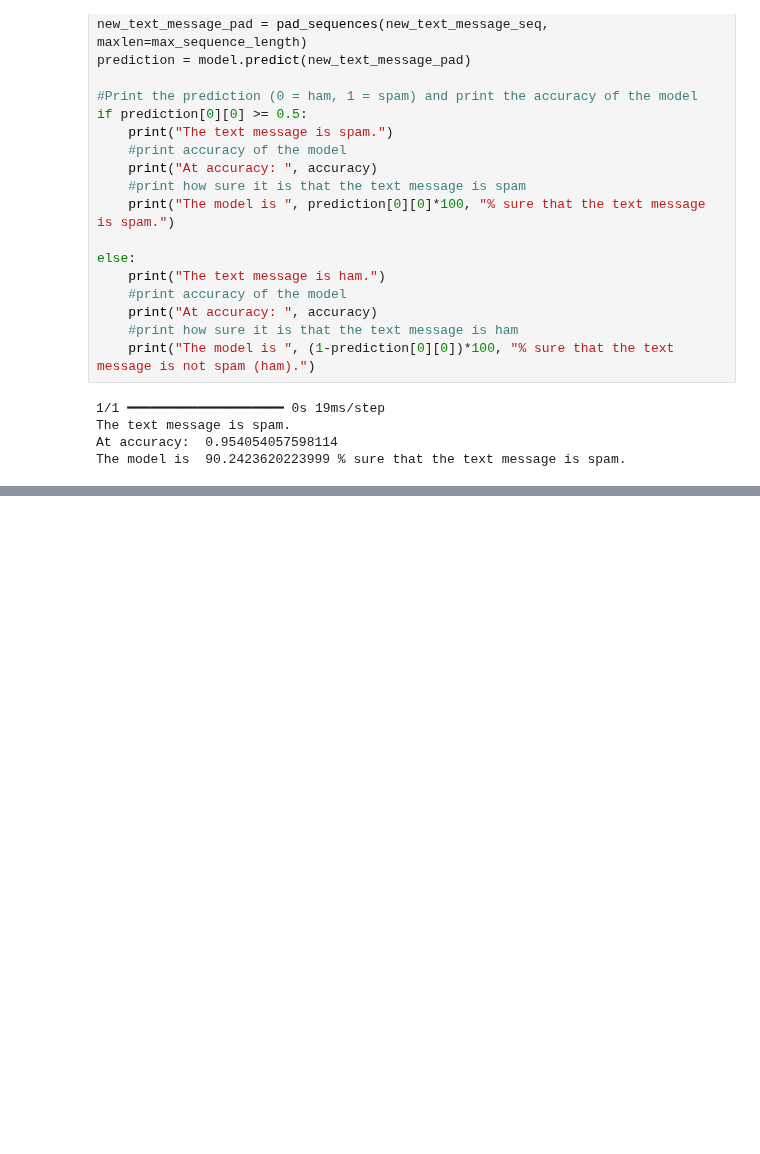
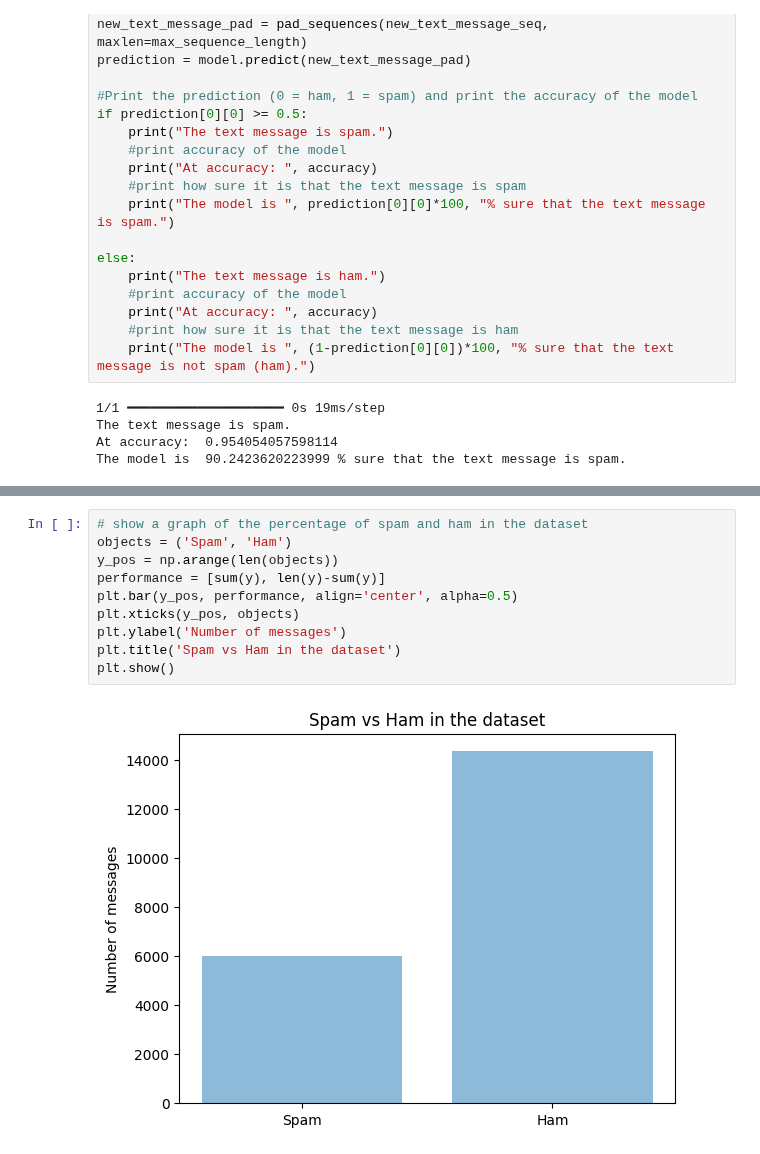
Before and after one commit to polymons/Deep-Learning-Experiments, a Jupyter notebook: spam-or-ham-analysis.ipynb, the cells around one changed output, grey strips where cells are left out. Cells and saved outputs as stored; diff of their text form; blank space fills up the shorter version.

```diff
--- a/spam-or-ham-analysis.ipynb
+++ b/spam-or-ham-analysis.ipynb
@@ -170,0 +222,12 @@ The model is  90.2423620223999 % sure that the text message is spam.
+# %%
+# show a graph of the percentage of spam and ham in the dataset
+objects = ('Spam', 'Ham')
+y_pos = np.arange(len(objects))
+performance = [sum(y), len(y)-sum(y)]
+plt.bar(y_pos, performance, align='center', alpha=0.5)
+plt.xticks(y_pos, objects)
+plt.ylabel('Number of messages')
+plt.title('Spam vs Ham in the dataset')
+plt.show()
+# %% [output]
+[figure, added]
```
Also changed, not shown: parts of 7 cells of this notebook.
